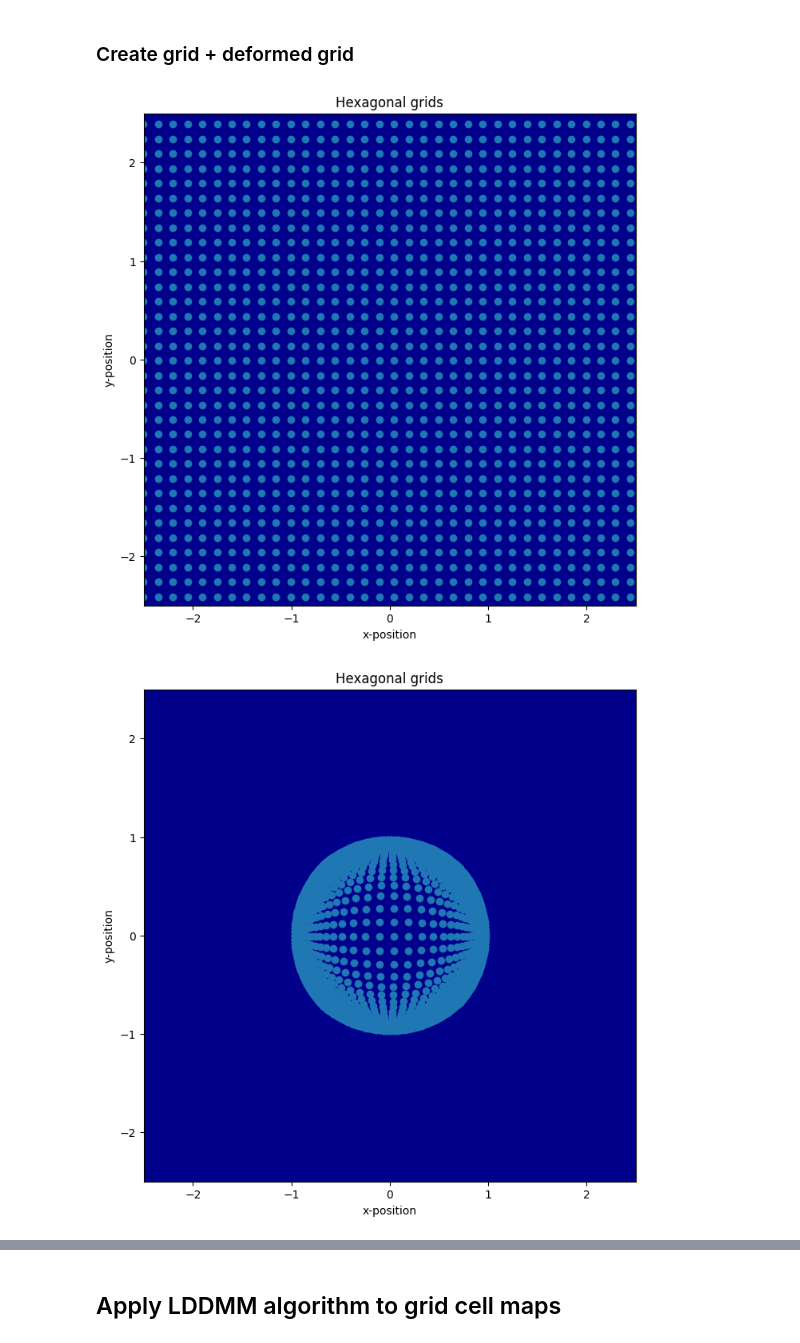
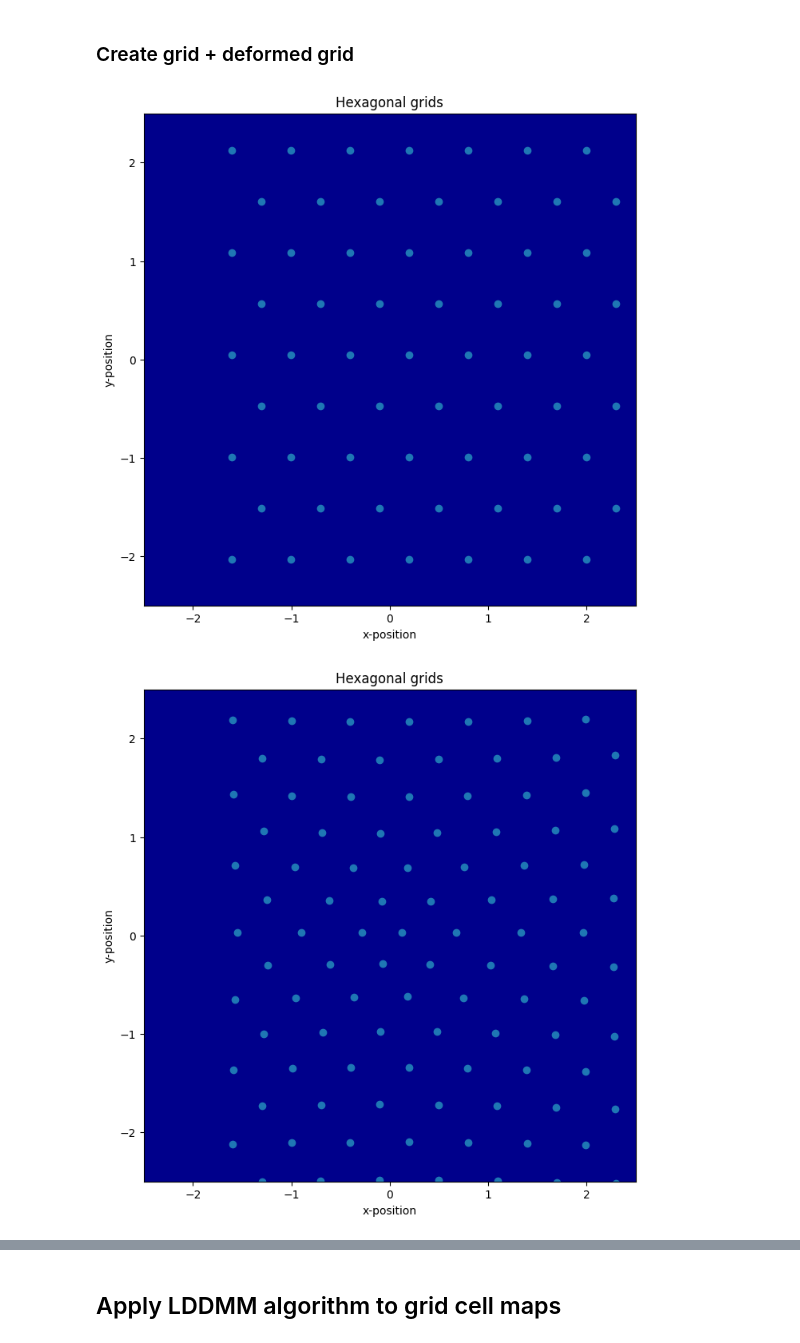
Before and after one commit to geometric-intelligence/neurometry, a Jupyter notebook: tutorials/08_applications_synthetic_grid_cells.ipynb, the cells around one changed output, grey strips where cells are left out. Drawn from its saved outputs; the diff is of its cells as text; code cells hidden in the pictures.

```diff
--- a/tutorials/08_applications_synthetic_grid_cells.ipynb
+++ b/tutorials/08_applications_synthetic_grid_cells.ipynb
@@ -156,21 +151,19 @@ ly = grid_scale * np.sqrt(3) / 2
 # %%
 grids, grids_warped = gridcells.generate_all_grids(
     grid_scale,
-    lx,
-    ly,
     arena_dims,
     n_cells,
     grid_orientation_mean,
     grid_orientation_std,
-    warp=hyperbolic_wrap,
-    lattice_type="square",
+    warp=warp,
+    lattice_type="hexagonal",
 )
+
+plot_grids(grids, arena_dims)
+plot_grids(grids_warped, arena_dims)
+# %% [output]
+[figure, added]
+[figure, added]
-# %%
-plot_grids(grids, arena_dims)
-plot_grids(grids_warped, arena_dims)
-# %% [output]
-[figure, removed]
-[figure, removed]
 # %%
 rate_maps = gridcells.create_rate_maps(grids, field_width, arena_dims, resolution)
 plot_grid_rate_maps(rate_maps)
```
Also changed, not shown: parts of 7 cells of this notebook, 1 other file.
